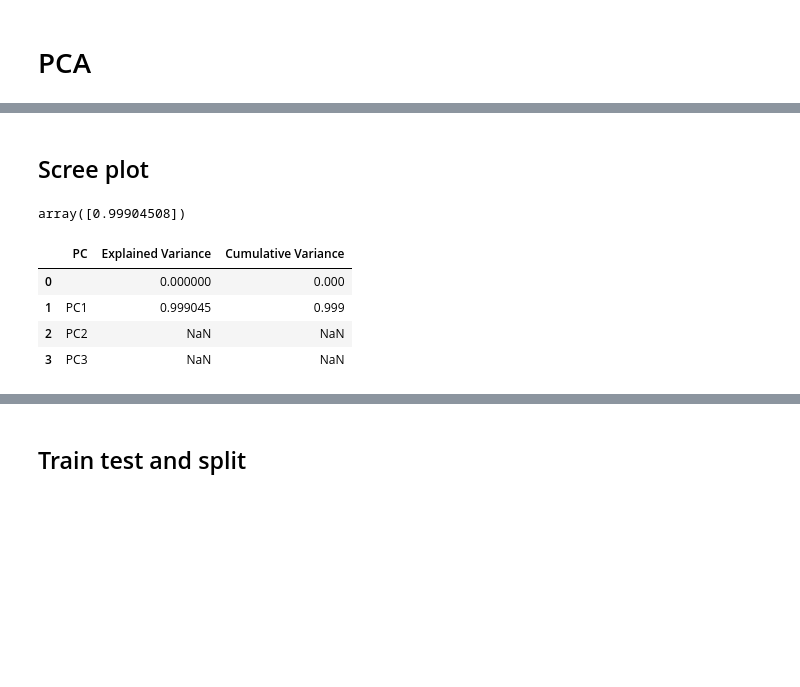
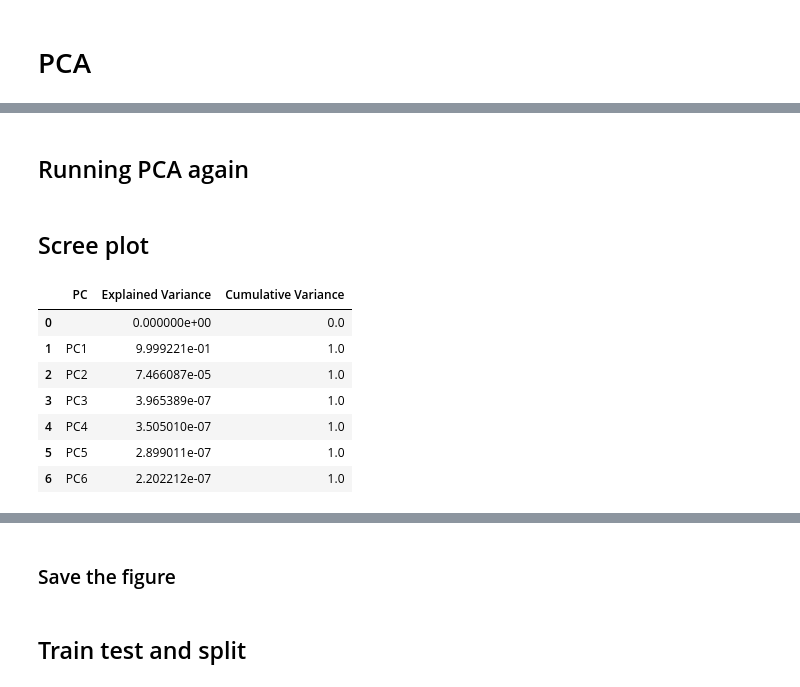
Before and after one commit to marco-milanesi/dynamic-weighing, a Jupyter notebook: CORR_Linear_regression.ipynb, the cells around one changed output, grey strips where cells are left out. Drawn from its saved outputs; the diff is of its cells as text; code cells hidden in the pictures; blank space fills up the shorter version.

```diff
--- a/CORR_Linear_regression.ipynb
+++ b/CORR_Linear_regression.ipynb
@@ -28,9 +28,9 @@ import matplotlib.pyplot as plt
 # %% [markdown]
 ## Loading Data
 # %%
-data = pd.read_csv('dataset_interval_5.csv',sep=';')
+data = pd.read_csv('dataset_interval_35_num_v1v4_f.csv',sep=';')
 print("Loaded: ",len(data))
-y = data.values[:,1]
-x = data.values[:,3:]
+y = data.values[:,2]
+x = data.values[:,4:]
 data
 # %% [output]
@@ -102,12 +102,7 @@ Variance explain with 20 components:  0.04389409626539487
+# %% [markdown]
+## Running PCA again
 # %%
-# Running PCA again
-
-pca_new = PCA(n_components=1, random_state=453)
+pca_new = PCA(n_components=6, random_state=453)
 x_r = pca_new.fit(x).transform(x)
 # %% [markdown]
 ## Scree plot
-# %%
-explained_variance = pca_new.explained_variance_ratio_
-explained_variance
-# %% [output]
-array([0.99904508])
@@ -117,18 +109,26 @@ import plotly.express as px
 # %%
+explained_variance = pca_new.explained_variance_ratio_
+
+import numpy as np
+import plotly.express as px
+
 explained_variance = np.insert(explained_variance, 0, 0)
 cumulative_variance = np.cumsum(np.round(explained_variance, decimals=3))
-pc_df = pd.DataFrame(['','PC1', 'PC2', 'PC3'], columns=['PC'])
+pc_df = pd.DataFrame(['','PC1', 'PC2', 'PC3','PC4', 'PC5', 'PC6'], columns=['PC'])
 explained_variance_df = pd.DataFrame(explained_variance, columns=['Explained Variance'])
 cumulative_variance_df = pd.DataFrame(cumulative_variance, columns=['Cumulative Variance'])
 
 df_explained_variance = pd.concat([pc_df, explained_variance_df, cumulative_variance_df], axis=1)
 df_explained_variance
 # %% [output]
 |  | PC | Explained Variance | Cumulative Variance |
-| 0 |  | 0.000000 | 0.000 |
-| 1 | PC1 | 0.999045 | 0.999 |
-| 2 | PC2 | NaN | NaN |
-| 3 | PC3 | NaN | NaN |
+| 0 |  | 0.000000e+00 | 0.0 |
+| 1 | PC1 | 9.999221e-01 | 1.0 |
+| 2 | PC2 | 7.466087e-05 | 1.0 |
+| 3 | PC3 | 3.965389e-07 | 1.0 |
+| 4 | PC4 | 3.505010e-07 | 1.0 |
+| 5 | PC5 | 2.899011e-07 | 1.0 |
+| 6 | PC6 | 2.202212e-07 | 1.0 |
 # %%
 import plotly.graph_objects as go
 
@@ -151,6 +151,8 @@ fig.add_trace(
 fig.show()
 # %% [output]
 [interactive output not drawn]
+# %% [markdown]
+### Save the figure
 # %%
 #%%capture
 #!pip install kaleido
```
Also changed, not shown: parts of 33 cells of this notebook.
